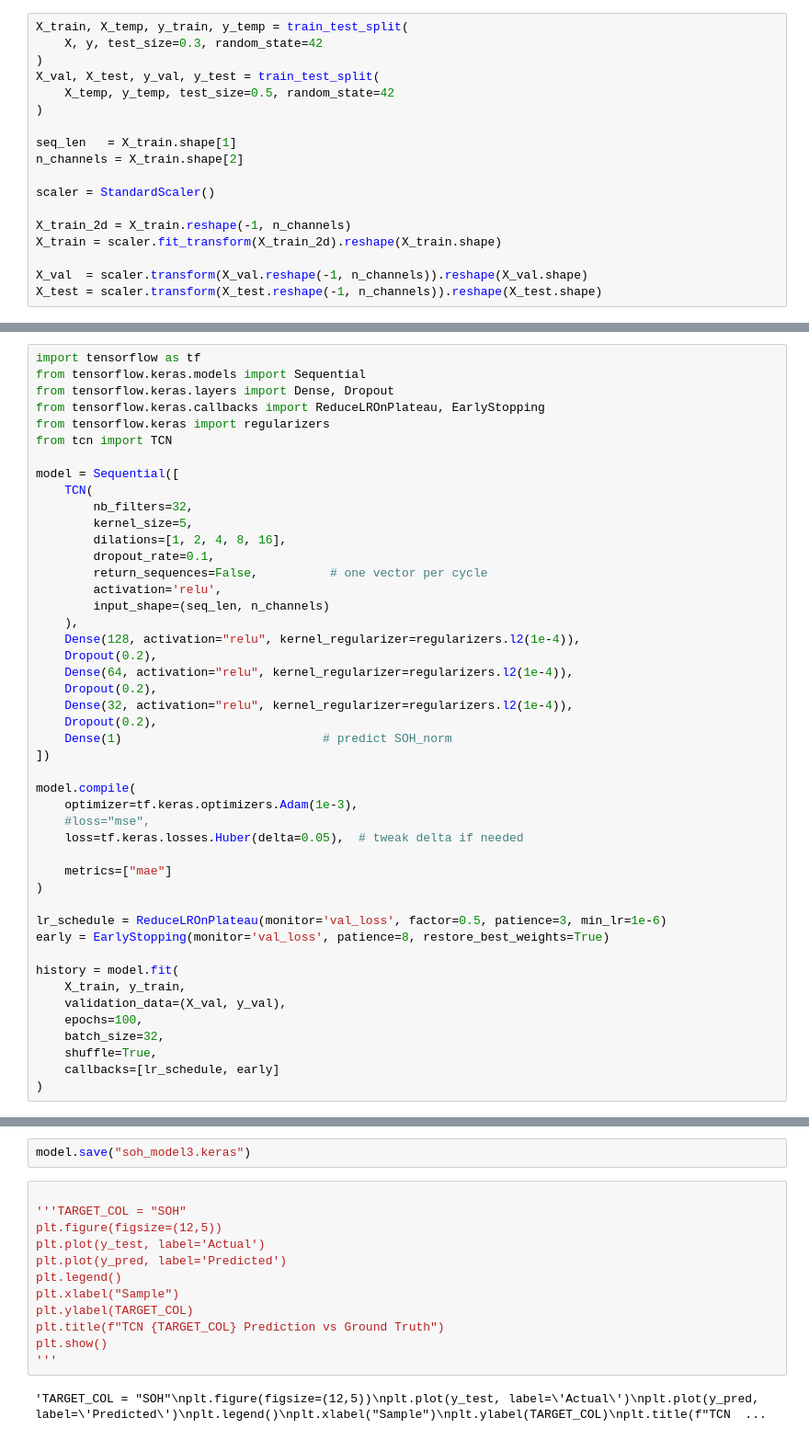
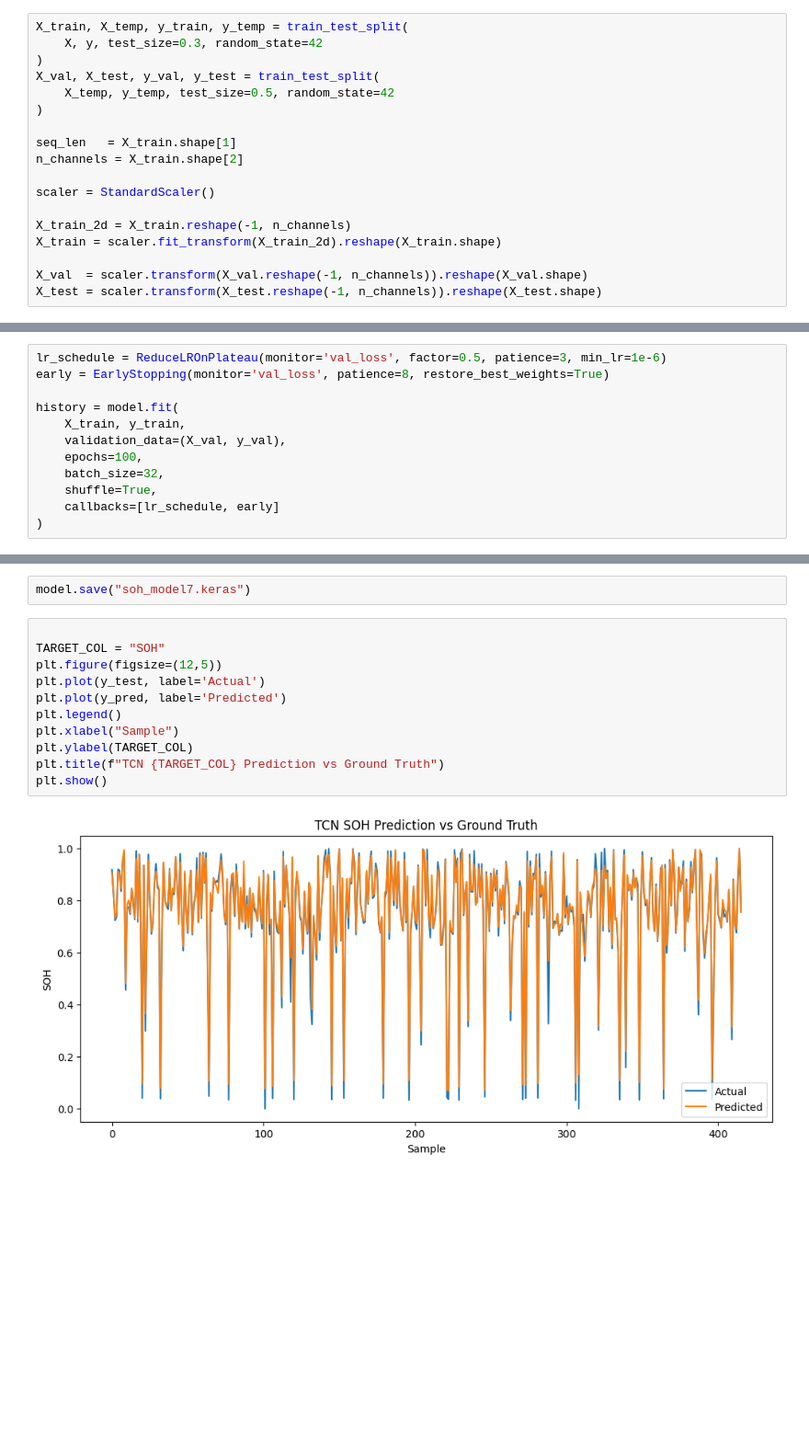
Before and after one commit to sethjkantz/Lithium_SOH_NeuralNet, a Jupyter notebook: SOH_TCN.ipynb, the cells around one changed output, grey strips where cells are left out. Shown: that part at 92% size. Drawn from its saved outputs; the diff is of its cells as text; blank space fills up the shorter version.

```diff
--- a/SOH_TCN.ipynb
+++ b/SOH_TCN.ipynb
@@ -142,38 +202,4 @@ X_test = scaler.transform(X_test.reshape(-1, n_channels)).reshape(X_test.shape)
 # %%
-import tensorflow as tf
-from tensorflow.keras.models import Sequential
-from tensorflow.keras.layers import Dense, Dropout
-from tensorflow.keras.callbacks import ReduceLROnPlateau, EarlyStopping
-from tensorflow.keras import regularizers
-from tcn import TCN
-
-model = Sequential([
-    TCN(
-        nb_filters=32,
-        kernel_size=5,
-        dilations=[1, 2, 4, 8, 16],
-        dropout_rate=0.1,
-        return_sequences=False,          # one vector per cycle
-        activation='relu',
-        input_shape=(seq_len, n_channels)
-    ),
-    Dense(128, activation="relu", kernel_regularizer=regularizers.l2(1e-4)),
-    Dropout(0.2),
-    Dense(64, activation="relu", kernel_regularizer=regularizers.l2(1e-4)),
-    Dropout(0.2),
-    Dense(32, activation="relu", kernel_regularizer=regularizers.l2(1e-4)),
-    Dropout(0.2),
-    Dense(1)                            # predict SOH_norm
-])
-
-model.compile(
-    optimizer=tf.keras.optimizers.Adam(1e-3),
-    #loss="mse",
-    loss=tf.keras.losses.Huber(delta=0.05),  # tweak delta if needed
-
-    metrics=["mae"]
-)
-
 lr_schedule = ReduceLROnPlateau(monitor='val_loss', factor=0.5, patience=3, min_lr=1e-6)
 early = EarlyStopping(monitor='val_loss', patience=8, restore_best_weights=True)
 
@@ -251,16 +277,15 @@ True MAE: 0.022663511335849762
 # %%
-model.save("soh_model3.keras")
+model.save("soh_model7.keras")
 # %%
 
-'''TARGET_COL = "SOH"
+TARGET_COL = "SOH"
 plt.figure(figsize=(12,5))
 plt.plot(y_test, label='Actual')
 plt.plot(y_pred, label='Predicted')
 plt.legend()
 plt.xlabel("Sample")
 plt.ylabel(TARGET_COL)
 plt.title(f"TCN {TARGET_COL} Prediction vs Ground Truth")
 plt.show()
-'''
 # %% [output]
-'TARGET_COL = "SOH"\nplt.figure(figsize=(12,5))\nplt.plot(y_test, label=\'Actual\')\nplt.plot(y_pred, label=\'Predicted\')\nplt.legend()\nplt.xlabel("Sample")\nplt.ylabel(TARGET_COL)\nplt.title(f"TCN  ...
+[figure, added]
```
Also changed, not shown: parts of 5 cells of this notebook.
